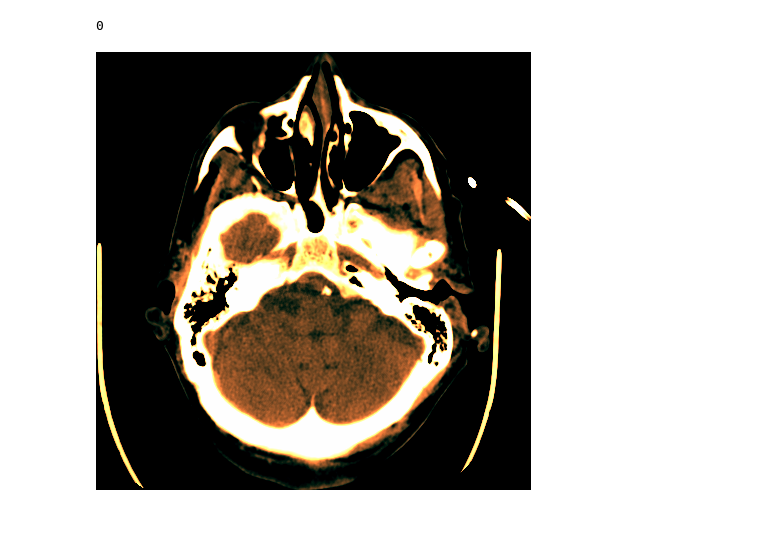
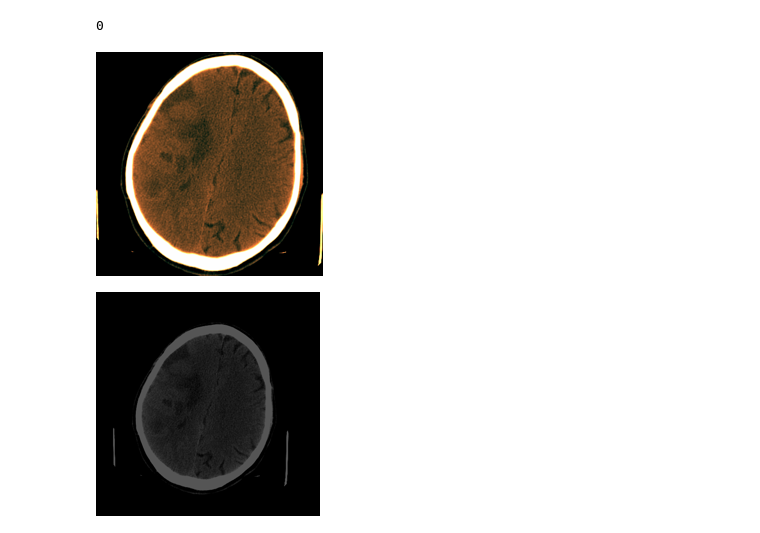
Before and after one commit to DrHB/Intracranial-Hemorrhage-Detection, a Jupyter notebook: JUST SOME EXPERIMENTS.ipynb, the cells around one changed output. Cells and saved outputs as stored; diff of their text form; code cells hidden in the pictures.

Commit message:
add image for processing

```diff
--- a/JUST SOME EXPERIMENTS.ipynb
+++ b/JUST SOME EXPERIMENTS.ipynb
@@ -153,8 +133,15 @@ def convert_to_png(dcm_in, dir_img):
     img.save(os.path.join(dir_img, os.path.basename(dcm_in)[:-3] + 'png'), quality=95)
     #return img
 # %%
-il = ImageList.from_folder('train_images_3chn_bg')
+il = ImageList.from_folder('train_images__3chn_bg_224')
+il_old = ImageList.from_folder('train_images_224')
+# %%
+num = 300
 # %%
-il[5678]
+il[num]
 # %% [output]
-[figure, old version]
+[figure, new version]
+# %%
+il_old[num]
+# %% [output]
+[figure, added]
```
Also changed, not shown: parts of 1 cell of this notebook, 2 other files.
